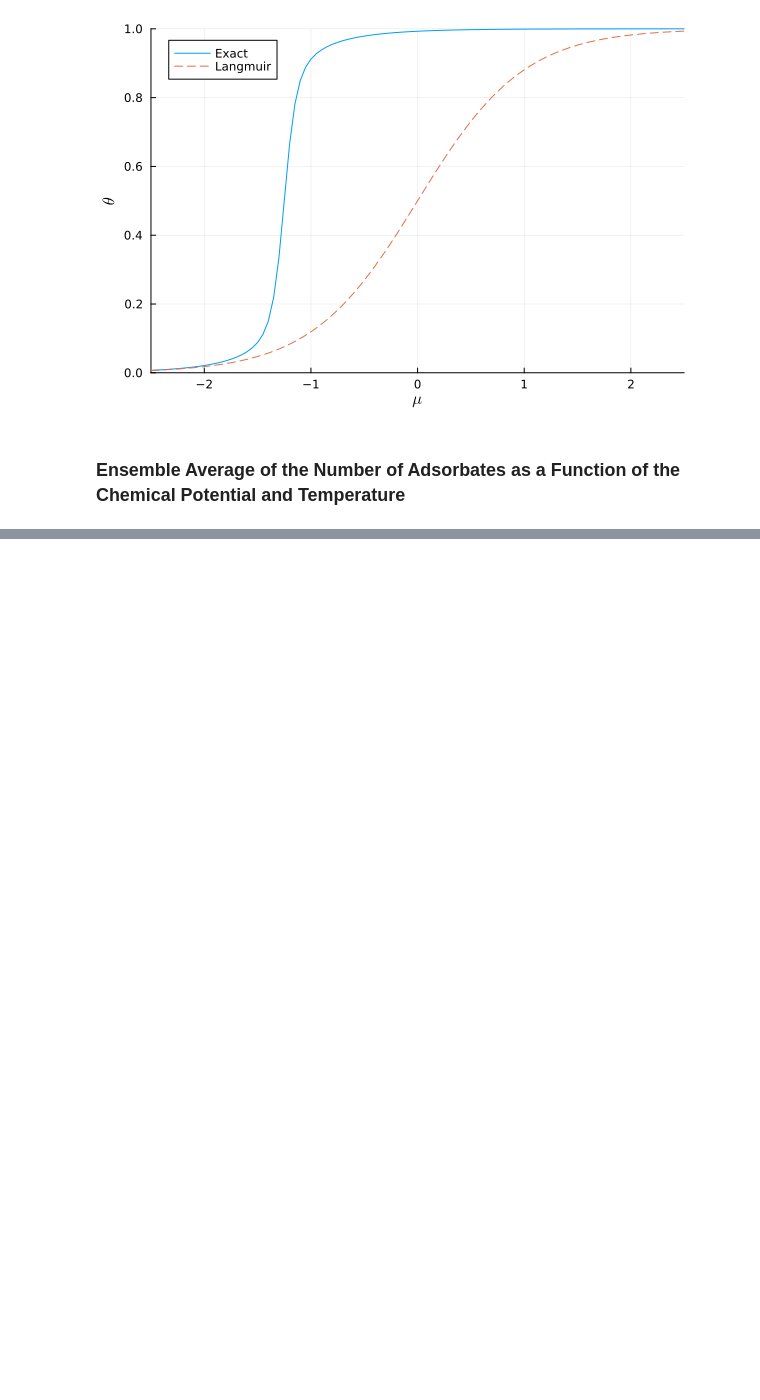
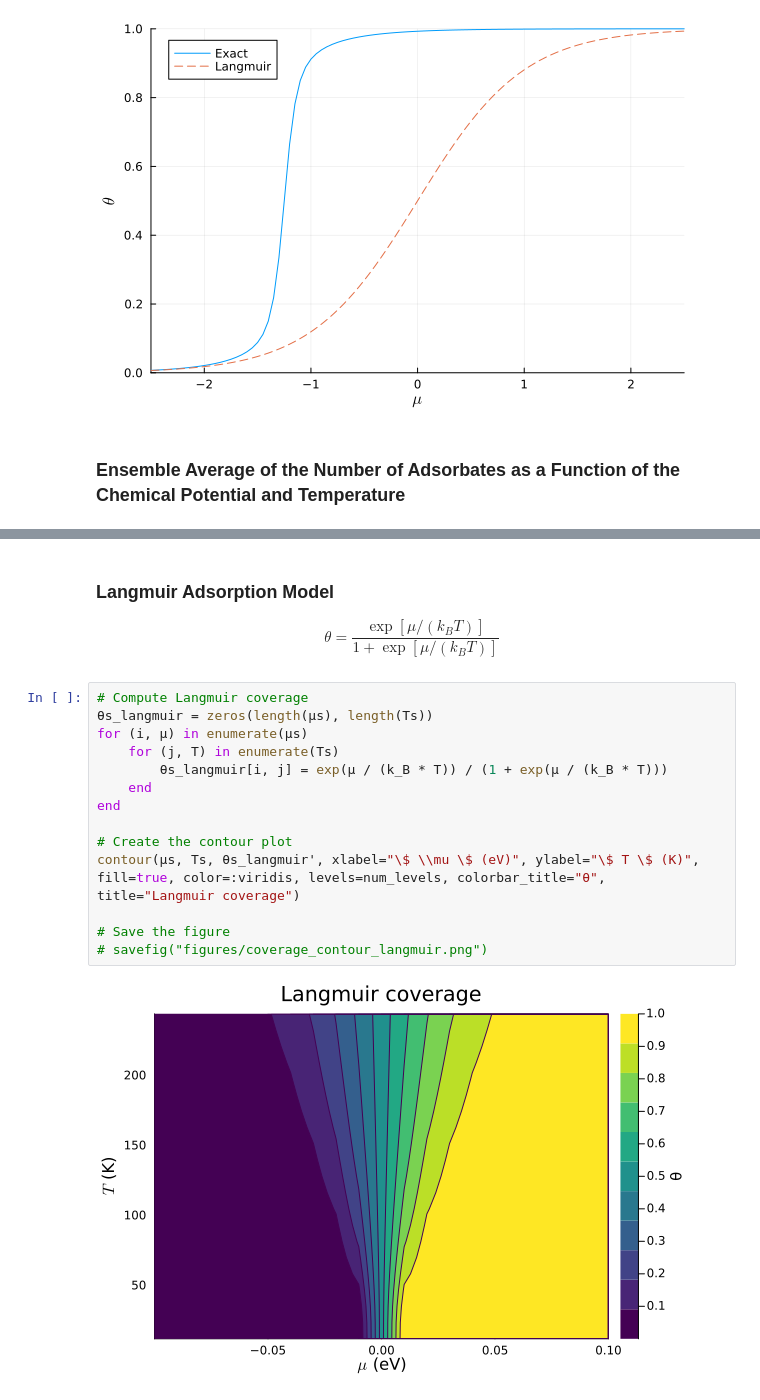
Before and after one commit to wexlergroup/FreeBird.jl, a Jupyter notebook: scripts/gc-ns-square-lattice.ipynb, the cells around one changed output, grey strips where cells are left out. Drawn from its saved outputs; the diff is of its cells as text; blank space fills up the shorter version.

```diff
--- a/scripts/gc-ns-square-lattice.ipynb
+++ b/scripts/gc-ns-square-lattice.ipynb
@@ -152,0 +176,22 @@ Ts = T_stars .* 0.01 / k_B
+# %% [markdown]
+### Langmuir Adsorption Model
+
+$$
+\theta = \frac{\exp[\mu / (k_B T)]}{1 + \exp[\mu / (k_B T)]}
+$$
+# %%
+# Compute Langmuir coverage
+θs_langmuir = zeros(length(μs), length(Ts))
+for (i, μ) in enumerate(μs)
+    for (j, T) in enumerate(Ts)
+        θs_langmuir[i, j] = exp(μ / (k_B * T)) / (1 + exp(μ / (k_B * T)))
+    end
+end
+
+# Create the contour plot
+contour(μs, Ts, θs_langmuir', xlabel="\$ \\mu \$ (eV)", ylabel="\$ T \$ (K)", fill=true, color=:viridis, levels=num_levels, colorbar_title="θ", title="Langmuir coverage")
+
+# Save the figure
+# savefig("figures/coverage_contour_langmuir.png")
+# %% [output]
+[figure, added]
```
Also changed, not shown: parts of 5 cells of this notebook.
